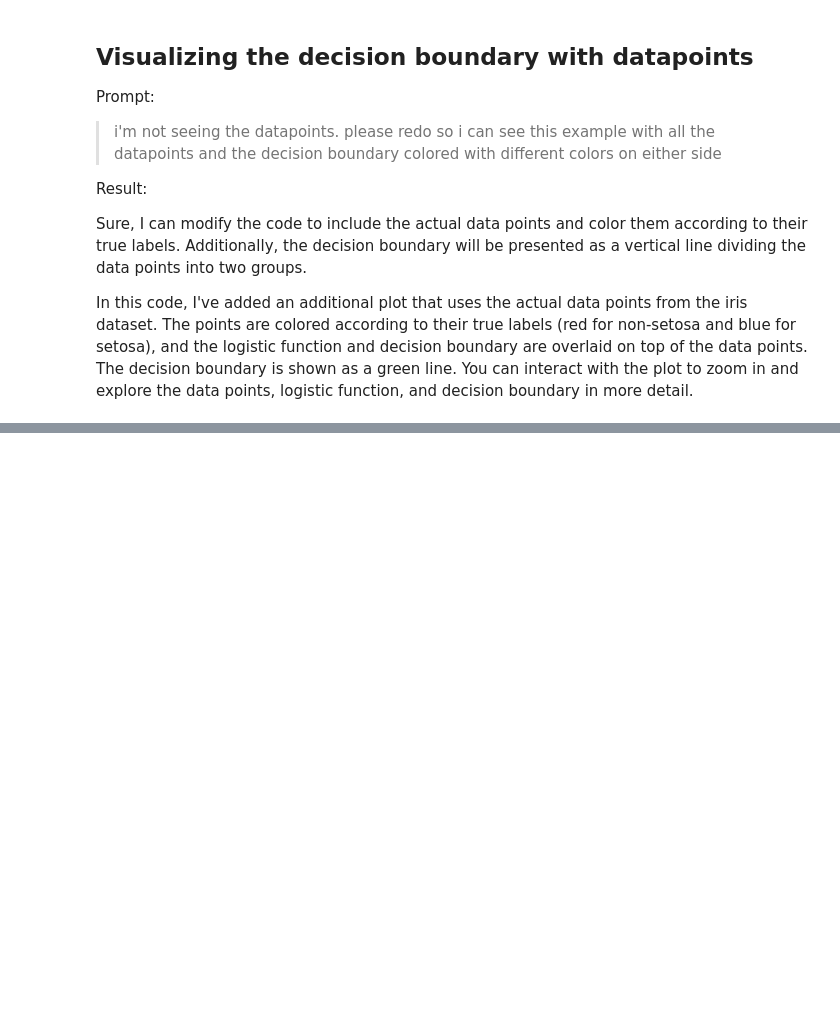
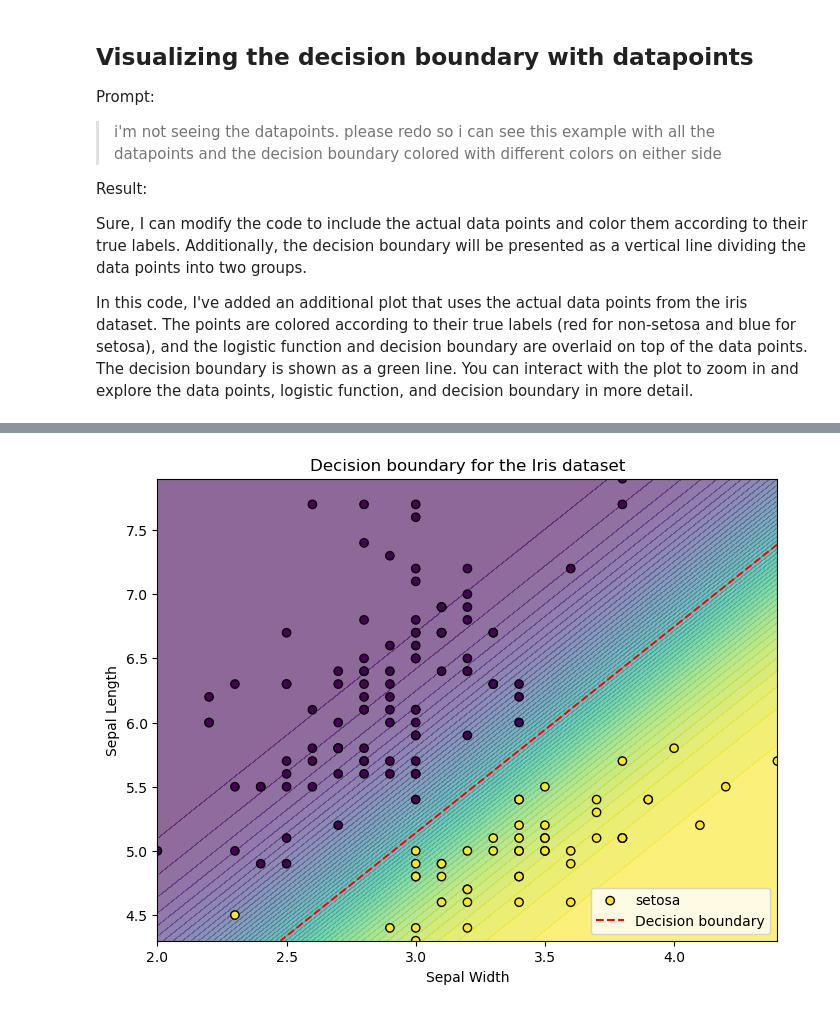
Before and after one commit to altosaar/codespaces-jupyter, a Jupyter notebook: notebooks/princeton-university/week-4-logistic-regression.ipynb, the cells around one changed output, grey strips where cells are left out. Drawn from its saved outputs; the diff is of its cells as text; code cells hidden in the pictures; blank space fills up the shorter version.

```diff
--- a/notebooks/princeton-university/week-4-logistic-regression.ipynb
+++ b/notebooks/princeton-university/week-4-logistic-regression.ipynb
@@ -483,0 +514,56 @@ boundary_line = alt.Chart(df_boundary).mark_line(color='green').encode(
+# %%
+import matplotlib.pyplot as plt
+import numpy as np
+import pandas as pd
+import seaborn as sns
+from sklearn.linear_model import LogisticRegression
+
+# Load the iris dataset
+iris = sns.load_dataset("iris")
+
+# Create a binary target variable
+iris['is_setosa'] = (iris['species'] == 'setosa').astype(int)
+
+# Fit the logistic regression model
+model = LogisticRegression(solver='liblinear')
+model.fit(iris[['sepal_width', 'sepal_length']], iris['is_setosa'])
+
+# Define the logistic function for two variables
+def logistic_function(x1, x2, alpha=model.intercept_[0], beta1=model.coef_[0][0], beta2=model.coef_[0][1]):
+    z = alpha + beta1 * x1 + beta2 * x2
+    return 1 / (1 + np.exp(-z))
+
+# Generate a grid over the feature space
+sepal_width = np.linspace(iris['sepal_width'].min(), iris['sepal_width'].max(), 100)
+sepal_length = np.linspace(iris['sepal_length'].min(), iris['sepal_length'].max(), 100)
+xx, yy = np.meshgrid(sepal_width, sepal_length)
+
+# Compute the probabilities over the grid
+probs = logistic_function(xx.ravel(), yy.ravel())
+
+# Create the plot
+plt.figure(figsize=(8, 6))
+
+# Generate the contour plot for the probabilities
+contour = plt.contourf(xx, yy, probs.reshape(xx.shape), levels=50, cmap='viridis', alpha=0.6)
+
+# Generate the decision boundary
+plt.contour(xx, yy, probs.reshape(xx.shape), levels=[0.5], colors='red', linestyles='dashed')
+
+# Generate the scatter plot for the data points
+scatter = plt.scatter(iris['sepal_width'], iris['sepal_length'], c=iris['is_setosa'], edgecolors='k', label='setosa')
+
+# Add legend
+handles, labels = scatter.legend_elements(prop='colors')
+plt.legend(handles, ['not setosa', 'setosa'], title='Species')
+plt.plot([], [], 'r--', label='Decision boundary')
+plt.legend()
+
+# Set the plot title and labels
+plt.title('Decision boundary for the Iris dataset')
+plt.xlabel('Sepal Width')
+plt.ylabel('Sepal Length')
+
+plt.show()
+# %% [output]
+[figure, added]
```
Also changed, not shown: parts of 2 cells of this notebook.
